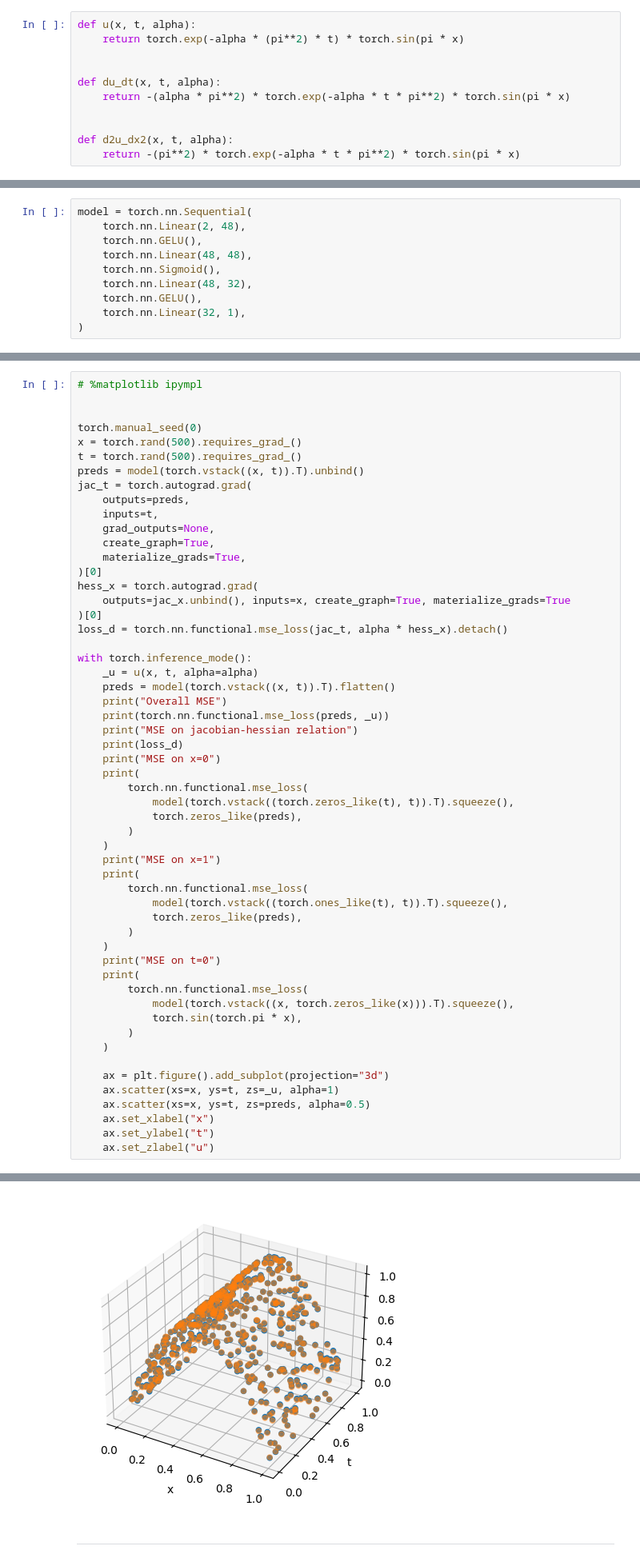
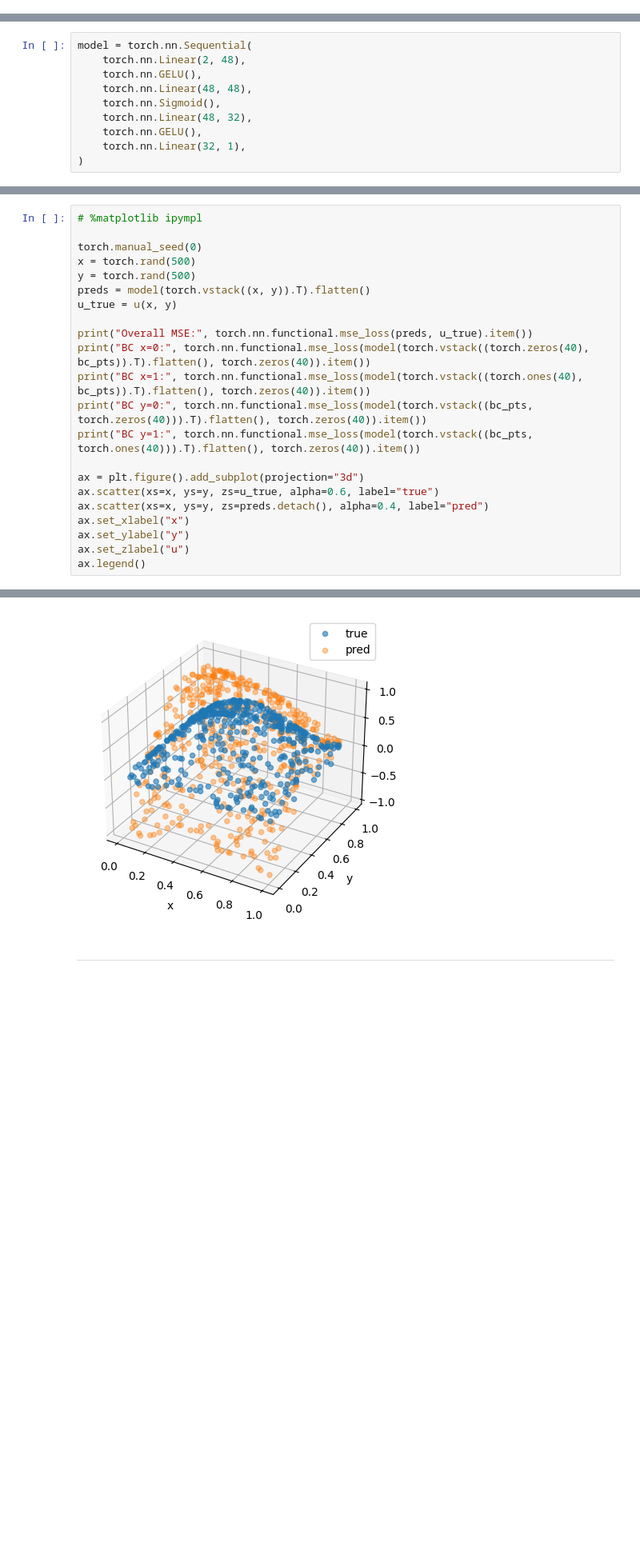
Before and after one commit to andrewklayk/humancompatible-train, a Jupyter notebook: examples/learn_PDE.ipynb, the cells around one changed output, grey strips where cells are left out. Shown at 80% size. Cells and saved outputs as stored; diff of their text form; blank space fills up the shorter version.

```diff
--- a/examples/learn_PDE.ipynb
+++ b/examples/learn_PDE.ipynb
@@ -19,12 +13 @@ $u(x,t) = e^{-\alpha \pi^2 t} \sin(\pi x)$
-# %%
-def u(x, t, alpha):
-    return torch.exp(-alpha * (pi**2) * t) * torch.sin(pi * x)
-
-
-def du_dt(x, t, alpha):
-    return -(alpha * pi**2) * torch.exp(-alpha * t * pi**2) * torch.sin(pi * x)
-
-
-def d2u_dx2(x, t, alpha):
-    return -(pi**2) * torch.exp(-alpha * t * pi**2) * torch.sin(pi * x)
 # %%
@@ -161,56 +139,23 @@ f.set_figwidth(15)
 # %%
 # %matplotlib ipympl
 
+torch.manual_seed(0)
+x = torch.rand(500)
+y = torch.rand(500)
+preds = model(torch.vstack((x, y)).T).flatten()
+u_true = u(x, y)
 
-torch.manual_seed(0)
-x = torch.rand(500).requires_grad_()
-t = torch.rand(500).requires_grad_()
-preds = model(torch.vstack((x, t)).T).unbind()
-jac_t = torch.autograd.grad(
-    outputs=preds,
-    inputs=t,
-    grad_outputs=None,
-    create_graph=True,
-    materialize_grads=True,
-)[0]
-hess_x = torch.autograd.grad(
-    outputs=jac_x.unbind(), inputs=x, create_graph=True, materialize_grads=True
-)[0]
-loss_d = torch.nn.functional.mse_loss(jac_t, alpha * hess_x).detach()
+print("Overall MSE:", torch.nn.functional.mse_loss(preds, u_true).item())
+print("BC x=0:", torch.nn.functional.mse_loss(model(torch.vstack((torch.zeros(40), bc_pts)).T).flatten(), torch.zeros(40)).item())
+print("BC x=1:", torch.nn.functional.mse_loss(model(torch.vstack((torch.ones(40), bc_pts)).T).flatten(), torch.zeros(40)).item())
+print("BC y=0:", torch.nn.functional.mse_loss(model(torch.vstack((bc_pts, torch.zeros(40))).T).flatten(), torch.zeros(40)).item())
+print("BC y=1:", torch.nn.functional.mse_loss(model(torch.vstack((bc_pts, torch.ones(40))).T).flatten(), torch.zeros(40)).item())
 
-with torch.inference_mode():
-    _u = u(x, t, alpha=alpha)
-    preds = model(torch.vstack((x, t)).T).flatten()
-    print("Overall MSE")
-    print(torch.nn.functional.mse_loss(preds, _u))
-    print("MSE on jacobian-hessian relation")
-    print(loss_d)
-    print("MSE on x=0")
-    print(
-        torch.nn.functional.mse_loss(
-            model(torch.vstack((torch.zeros_like(t), t)).T).squeeze(),
-            torch.zeros_like(preds),
-        )
-    )
-    print("MSE on x=1")
-    print(
-        torch.nn.functional.mse_loss(
-            model(torch.vstack((torch.ones_like(t), t)).T).squeeze(),
-            torch.zeros_like(preds),
-        )
-    )
-    print("MSE on t=0")
-    print(
-        torch.nn.functional.mse_loss(
-            model(torch.vstack((x, torch.zeros_like(x))).T).squeeze(),
-            torch.sin(torch.pi * x),
-        )
-    )
-
-    ax = plt.figure().add_subplot(projection="3d")
-    ax.scatter(xs=x, ys=t, zs=_u, alpha=1)
-    ax.scatter(xs=x, ys=t, zs=preds, alpha=0.5)
-    ax.set_xlabel("x")
-    ax.set_ylabel("t")
-    ax.set_zlabel("u")
+ax = plt.figure().add_subplot(projection="3d")
+ax.scatter(xs=x, ys=y, zs=u_true, alpha=0.6, label="true")
+ax.scatter(xs=x, ys=y, zs=preds.detach(), alpha=0.4, label="pred")
+ax.set_xlabel("x")
+ax.set_ylabel("y")
+ax.set_zlabel("u")
+ax.legend()
 # %% [output]
@@ -227,4 +168,4 @@ tensor(4.4612e-05)
-[figure, old version]
+[figure, new version]
 # %% [markdown]
 ***
 # %%
```
Also changed, not shown: parts of 13 cells of this notebook.
